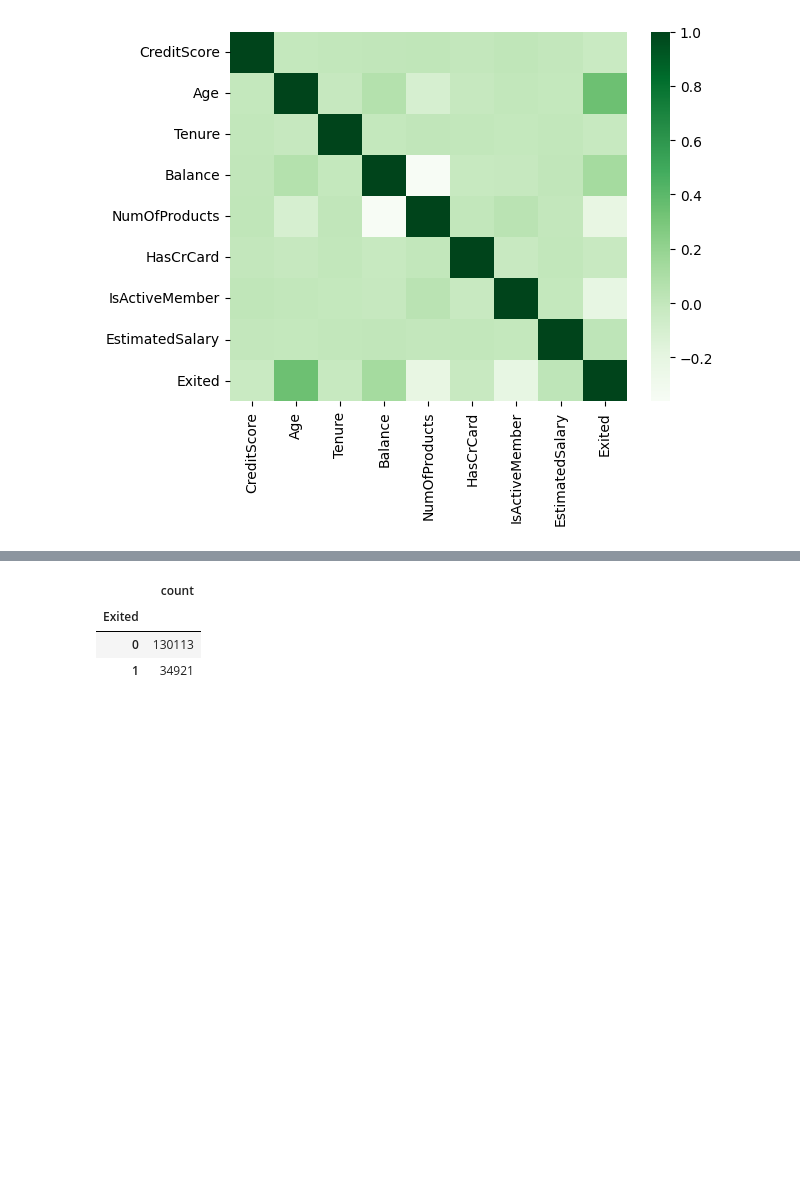
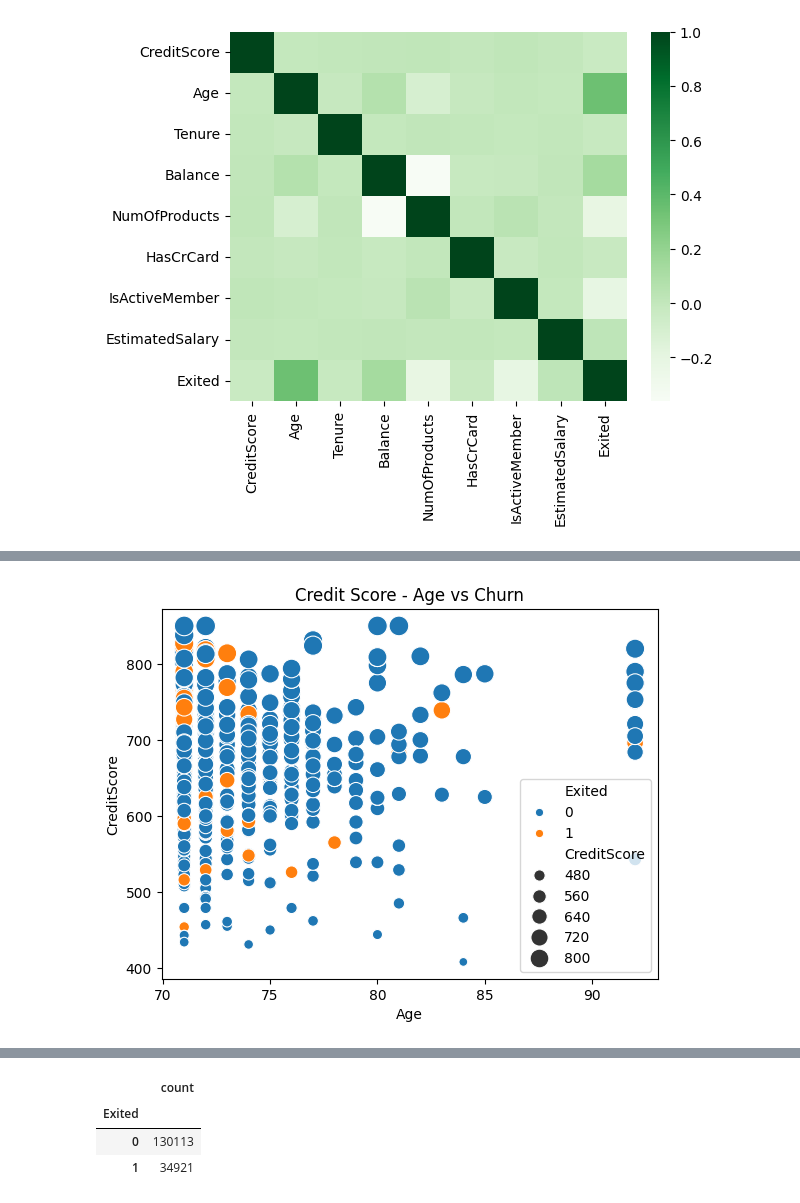
Before and after one commit to rajeevkmenon4u/Module20-Final_Capstone-EDA, a Jupyter notebook: Capstone_Bank_Chrun.ipynb, the cells around one changed output, grey strips where cells are left out. Cells and saved outputs as stored; diff of their text form; code cells hidden in the pictures; blank space fills up the shorter version.

```diff
--- a/Capstone_Bank_Chrun.ipynb
+++ b/Capstone_Bank_Chrun.ipynb
@@ -353,0 +406,6 @@ plt.show()
+# %%
+sns.scatterplot(x='Age', y='CreditScore', hue = 'Exited', data=df_Great_age70 , size = 'CreditScore' , sizes = (40,200) )
+plt.title("Credit Score - Age vs Churn")
+plt.show()
+# %% [output]
+[figure, added]
```
Also changed, not shown: parts of 46 cells of this notebook.
